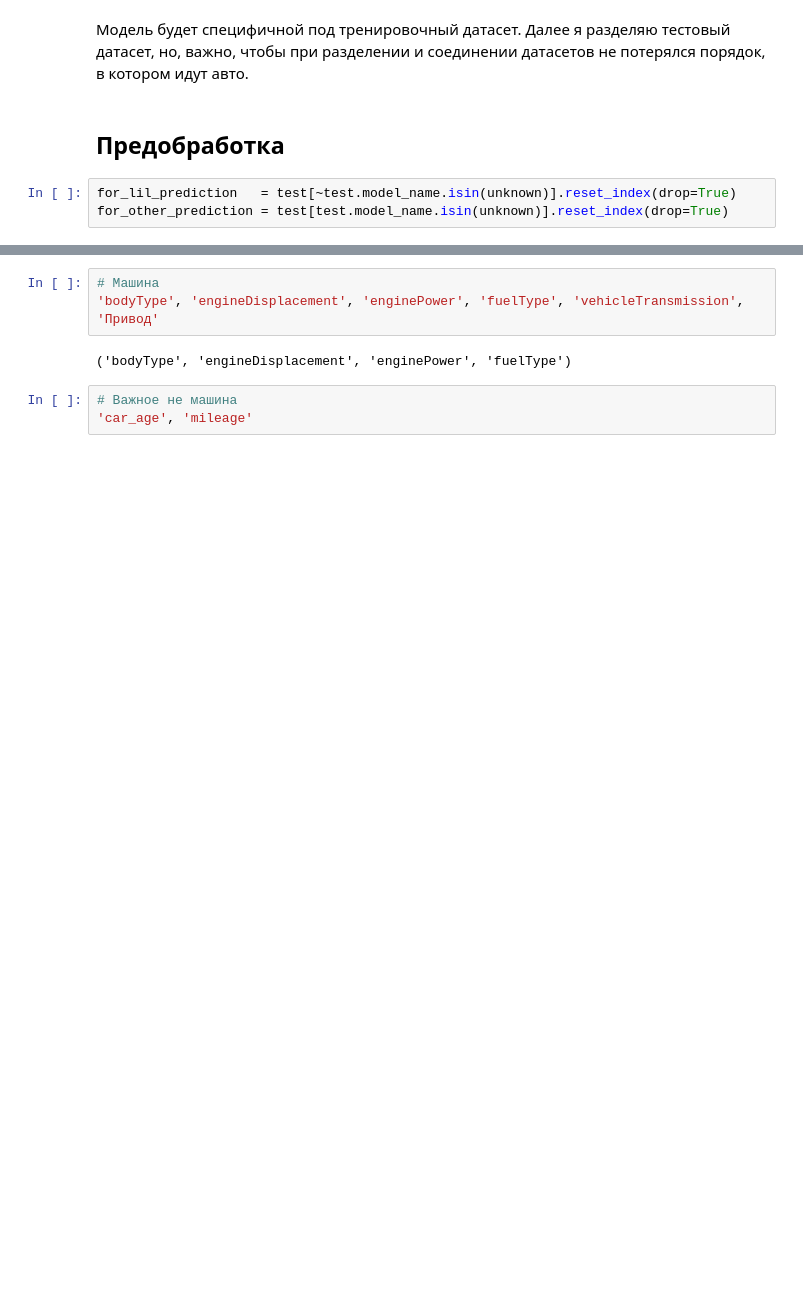
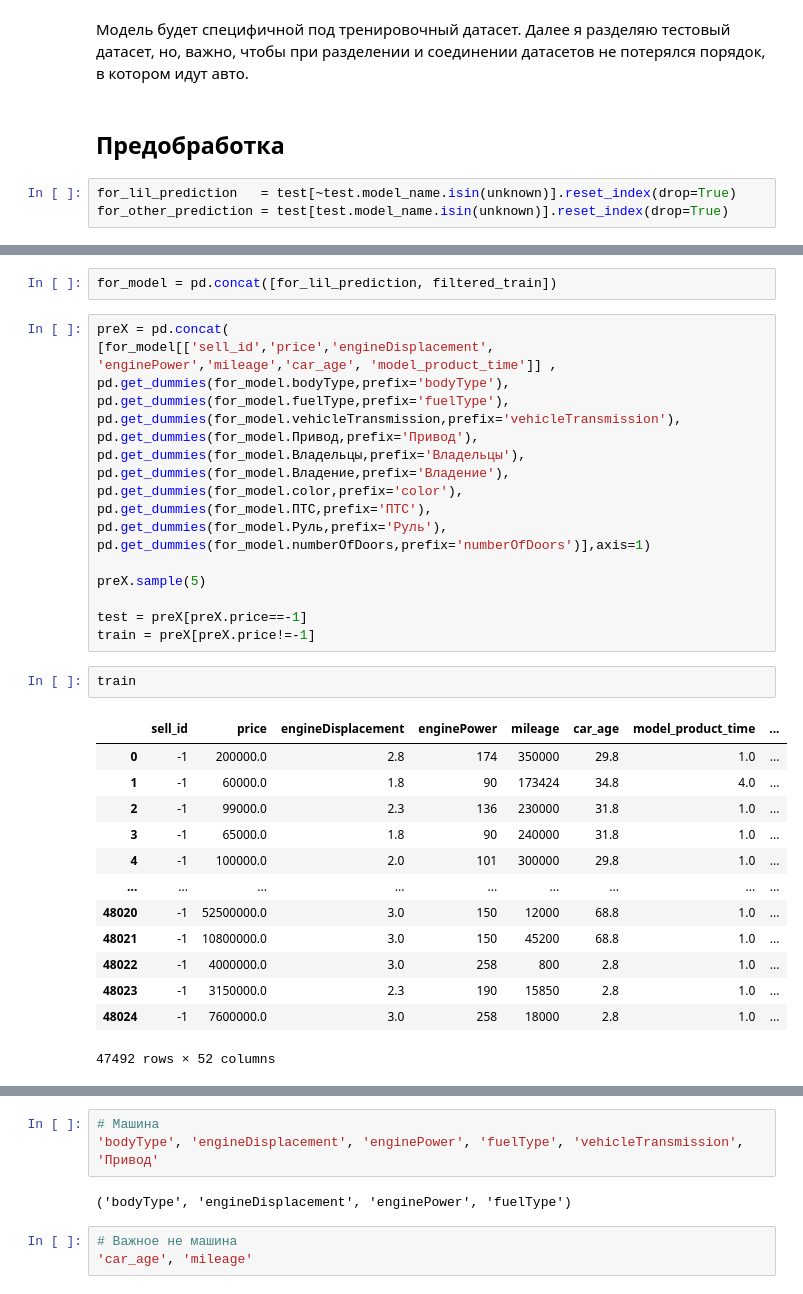
Before and after one commit to Sly-Dog/auto_pricing, a Jupyter notebook: secondary_notebooks/lil_clusterer.ipynb, the cells around one changed output, grey strips where cells are left out. Drawn from its saved outputs; the diff is of its cells as text; blank space fills up the shorter version.

```diff
--- a/secondary_notebooks/lil_clusterer.ipynb
+++ b/secondary_notebooks/lil_clusterer.ipynb
@@ -177,0 +113,36 @@ filtered_train[filtered_train.model_name == '3ER']
+# %%
+for_model = pd.concat([for_lil_prediction, filtered_train])
+# %%
+preX = pd.concat(
+[for_model[['sell_id','price','engineDisplacement', 'enginePower','mileage','car_age', 'model_product_time']] ,
+pd.get_dummies(for_model.bodyType,prefix='bodyType'),
+pd.get_dummies(for_model.fuelType,prefix='fuelType'),
+pd.get_dummies(for_model.vehicleTransmission,prefix='vehicleTransmission'),
+pd.get_dummies(for_model.Привод,prefix='Привод'),
+pd.get_dummies(for_model.Владельцы,prefix='Владельцы'),
+pd.get_dummies(for_model.Владение,prefix='Владение'),
+pd.get_dummies(for_model.color,prefix='color'),
+pd.get_dummies(for_model.ПТС,prefix='ПТС'),
+pd.get_dummies(for_model.Руль,prefix='Руль'),
+pd.get_dummies(for_model.numberOfDoors,prefix='numberOfDoors')],axis=1)
+
+preX.sample(5)
+
+test = preX[preX.price==-1]
+train = preX[preX.price!=-1]
+# %%
+train
+# %% [output]
+|  | sell_id | price | engineDisplacement | enginePower | mileage | car_age | model_product_time | ... |
+| 0 | -1 | 200000.0 | 2.8 | 174 | 350000 | 29.8 | 1.0 | ... |
+| 1 | -1 | 60000.0 | 1.8 | 90 | 173424 | 34.8 | 4.0 | ... |
+| 2 | -1 | 99000.0 | 2.3 | 136 | 230000 | 31.8 | 1.0 | ... |
+| 3 | -1 | 65000.0 | 1.8 | 90 | 240000 | 31.8 | 1.0 | ... |
+| 4 | -1 | 100000.0 | 2.0 | 101 | 300000 | 29.8 | 1.0 | ... |
+| ... | ... | ... | ... | ... | ... | ... | ... | ... |
+| 48020 | -1 | 52500000.0 | 3.0 | 150 | 12000 | 68.8 | 1.0 | ... |
+| 48021 | -1 | 10800000.0 | 3.0 | 150 | 45200 | 68.8 | 1.0 | ... |
+| 48022 | -1 | 4000000.0 | 3.0 | 258 | 800 | 2.8 | 1.0 | ... |
+| 48023 | -1 | 3150000.0 | 2.3 | 190 | 15850 | 2.8 | 1.0 | ... |
+| 48024 | -1 | 7600000.0 | 3.0 | 258 | 18000 | 2.8 | 1.0 | ... |
+47492 rows × 52 columns
```
Also changed, not shown: parts of 23 cells of this notebook, 12 other files.
